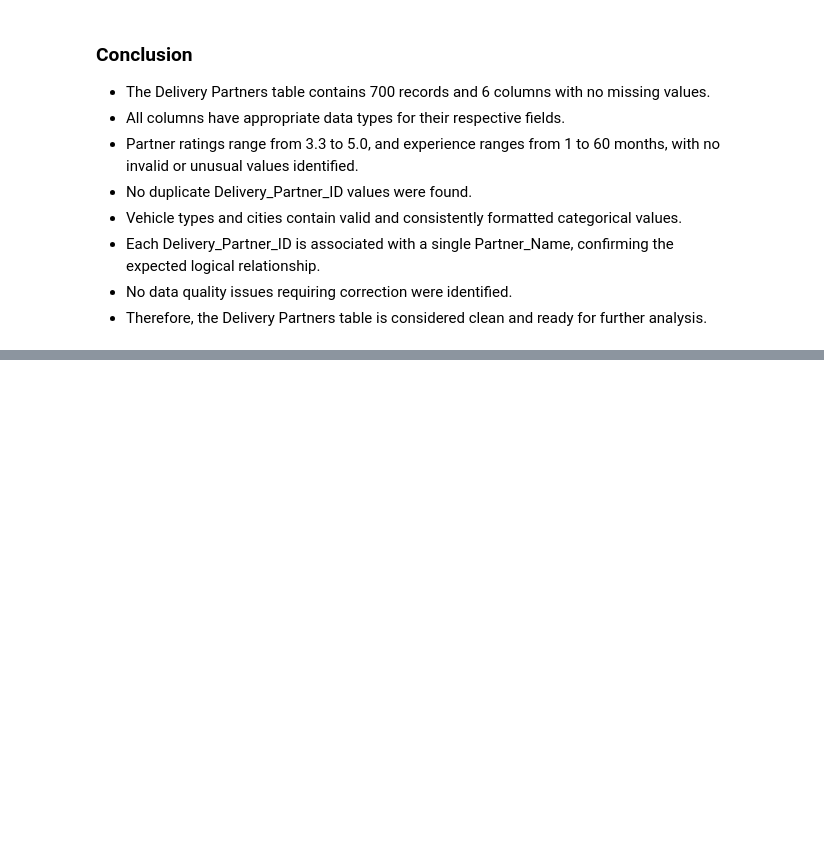
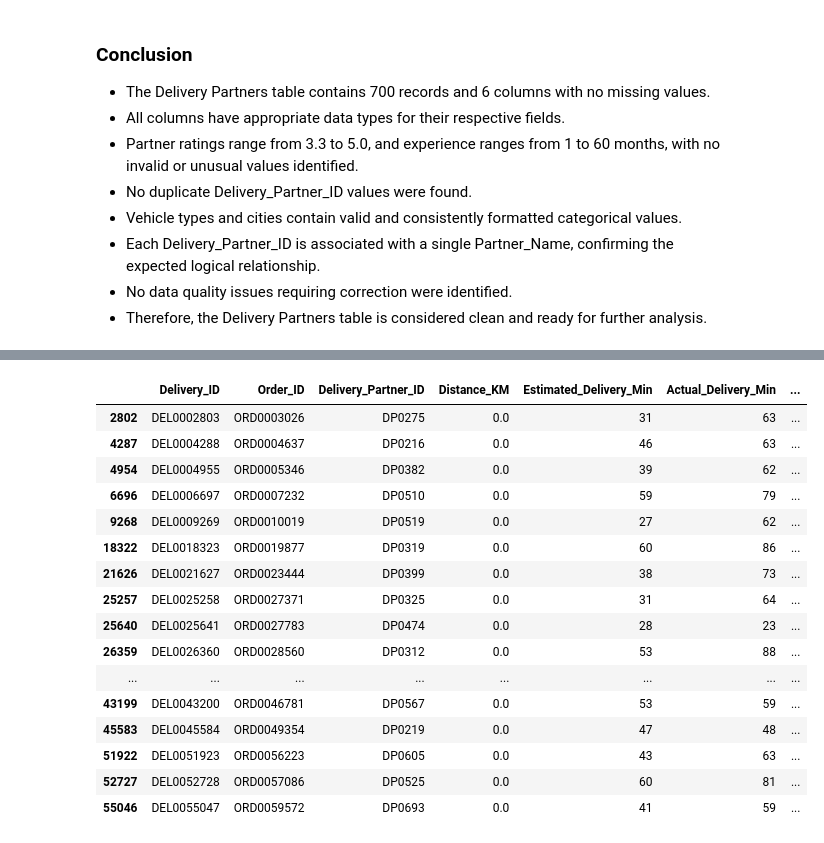
Before and after one commit to saradlakandri/Food-Delivery-Operations-Customer-Analytics, a Jupyter notebook: Python/Food_Delivery_Operations_Customer_Analytics.ipynb, the cells around one changed output, grey strips where cells are left out. Drawn from its saved outputs; the diff is of its cells as text; code cells hidden in the pictures; blank space fills up the shorter version.

Commit message:
Deliveries table data cleaning and validation

```diff
--- a/Python/Food_Delivery_Operations_Customer_Analytics.ipynb
+++ b/Python/Food_Delivery_Operations_Customer_Analytics.ipynb
@@ -1356,0 +1373,5 @@ dtype: int64
+# %%
+## Loading/reading of the Deliveries table
+
+deliveries = pd.read_csv('/content/deliveries.csv')
+deliveries.head()
@@ -1356,0 +1428,22 @@ dtype: int64
+# %%
+## Investigating zero values in Distance_KM
+
+deliveries[deliveries['Distance_KM'] == 0]
+# %% [output]
+|  | Delivery_ID | Order_ID | Delivery_Partner_ID | Distance_KM | Estimated_Delivery_Min | Actual_Delivery_Min | ... |
+| 2802 | DEL0002803 | ORD0003026 | DP0275 | 0.0 | 31 | 63 | ... |
+| 4287 | DEL0004288 | ORD0004637 | DP0216 | 0.0 | 46 | 63 | ... |
+| 4954 | DEL0004955 | ORD0005346 | DP0382 | 0.0 | 39 | 62 | ... |
+| 6696 | DEL0006697 | ORD0007232 | DP0510 | 0.0 | 59 | 79 | ... |
+| 9268 | DEL0009269 | ORD0010019 | DP0519 | 0.0 | 27 | 62 | ... |
+| 18322 | DEL0018323 | ORD0019877 | DP0319 | 0.0 | 60 | 86 | ... |
+| 21626 | DEL0021627 | ORD0023444 | DP0399 | 0.0 | 38 | 73 | ... |
+| 25257 | DEL0025258 | ORD0027371 | DP0325 | 0.0 | 31 | 64 | ... |
+| 25640 | DEL0025641 | ORD0027783 | DP0474 | 0.0 | 28 | 23 | ... |
+| 26359 | DEL0026360 | ORD0028560 | DP0312 | 0.0 | 53 | 88 | ... |
+| ... | ... | ... | ... | ... | ... | ... | ... |
+| 43199 | DEL0043200 | ORD0046781 | DP0567 | 0.0 | 53 | 59 | ... |
+| 45583 | DEL0045584 | ORD0049354 | DP0219 | 0.0 | 47 | 48 | ... |
+| 51922 | DEL0051923 | ORD0056223 | DP0605 | 0.0 | 43 | 63 | ... |
+| 52727 | DEL0052728 | ORD0057086 | DP0525 | 0.0 | 60 | 81 | ... |
+| 55046 | DEL0055047 | ORD0059572 | DP0693 | 0.0 | 41 | 59 | ... |
```
Also changed, not shown: parts of 35 cells of this notebook.
